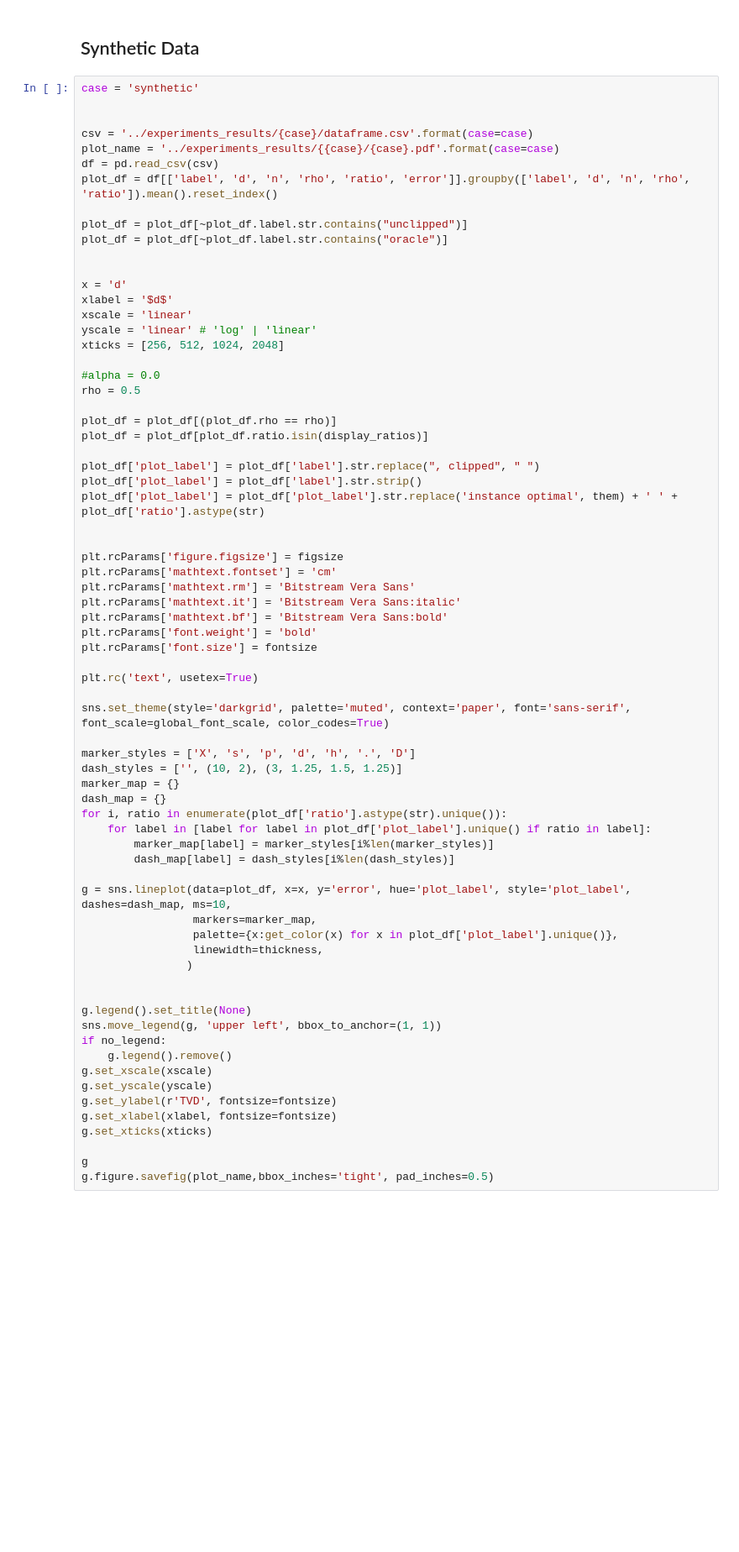
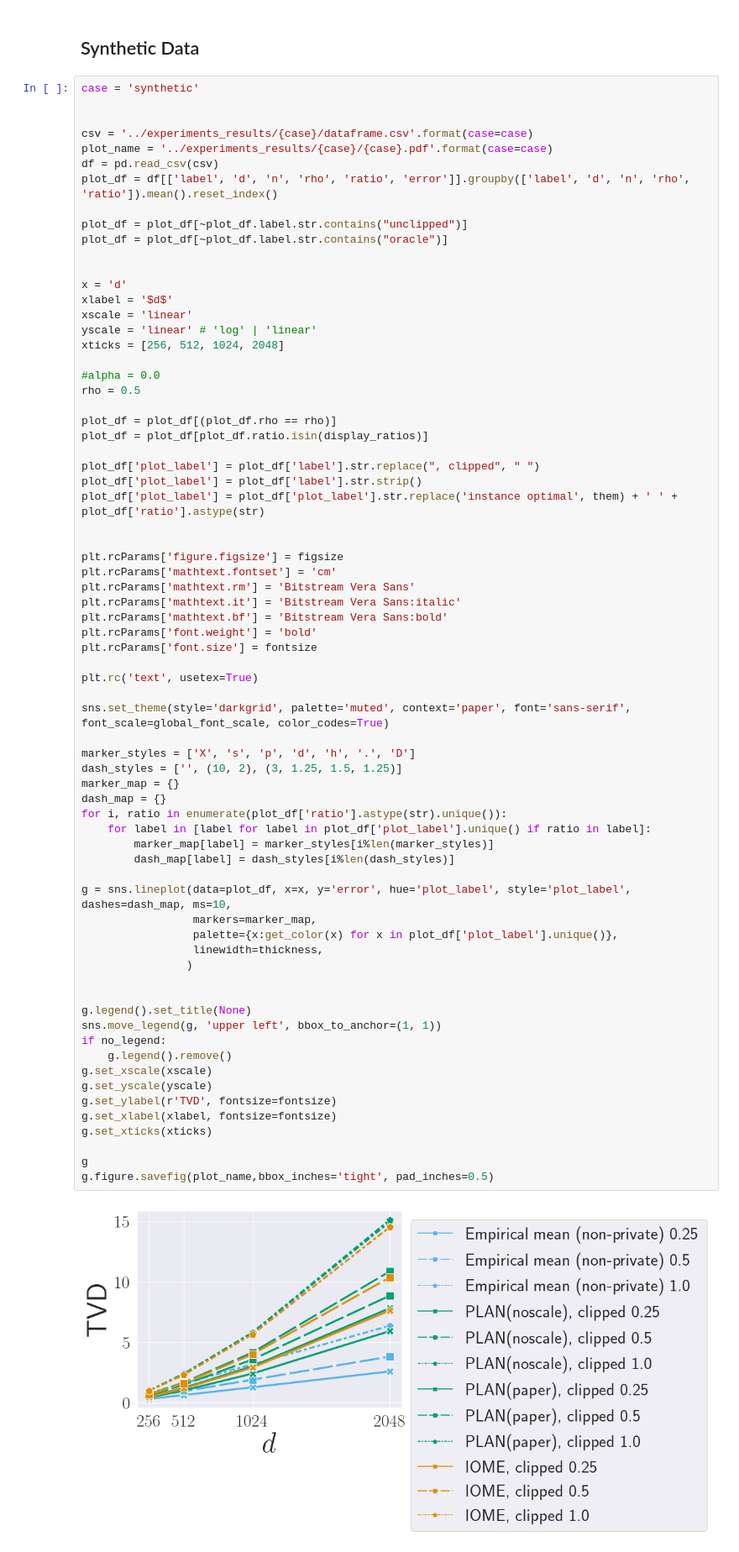
Before and after one commit to ChristianLebeda/PLAN-experiments, a Jupyter notebook: eval/pretty_plot.ipynb, the cells around one changed output. Shown at 84% size. Cells and saved outputs as stored; diff of their text form; blank space fills up the shorter version.

```diff
--- a/eval/pretty_plot.ipynb
+++ b/eval/pretty_plot.ipynb
@@ -293,7 +296,7 @@ case = 'synthetic'
 
 
 csv = '../experiments_results/{case}/dataframe.csv'.format(case=case)
-plot_name = '../experiments_results/{{case}/{case}.pdf'.format(case=case)
+plot_name = '../experiments_results/{case}/{case}.pdf'.format(case=case)
 df = pd.read_csv(csv)
 plot_df = df[['label', 'd', 'n', 'rho', 'ratio', 'error']].groupby(['label', 'd', 'n', 'rho', 'ratio']).mean().reset_index()
 
@@ -331,30 +334,32 @@ plt.rc('text', usetex=True)
 sns.set_theme(style='darkgrid', palette='muted', context='paper', font='sans-serif', font_scale=global_font_scale, color_codes=True)
 
 marker_styles = ['X', 's', 'p', 'd', 'h', '.', 'D']
 dash_styles = ['', (10, 2), (3, 1.25, 1.5, 1.25)]
 marker_map = {}
 dash_map = {}
 for i, ratio in enumerate(plot_df['ratio'].astype(str).unique()):
     for label in [label for label in plot_df['plot_label'].unique() if ratio in label]:
         marker_map[label] = marker_styles[i%len(marker_styles)]
         dash_map[label] = dash_styles[i%len(dash_styles)]
 
 g = sns.lineplot(data=plot_df, x=x, y='error', hue='plot_label', style='plot_label', dashes=dash_map, ms=10,
                  markers=marker_map,
                  palette={x:get_color(x) for x in plot_df['plot_label'].unique()},
                  linewidth=thickness,
                 )
 
 
 g.legend().set_title(None)
 sns.move_legend(g, 'upper left', bbox_to_anchor=(1, 1))
 if no_legend:
     g.legend().remove()
 g.set_xscale(xscale)
 g.set_yscale(yscale)
 g.set_ylabel(r'TVD', fontsize=fontsize)
 g.set_xlabel(xlabel, fontsize=fontsize)
 g.set_xticks(xticks)
 
 g
 g.figure.savefig(plot_name,bbox_inches='tight', pad_inches=0.5)
+# %% [output]
+[figure, added]
```
Also changed, not shown: parts of 7 cells of this notebook, 6 other files.
